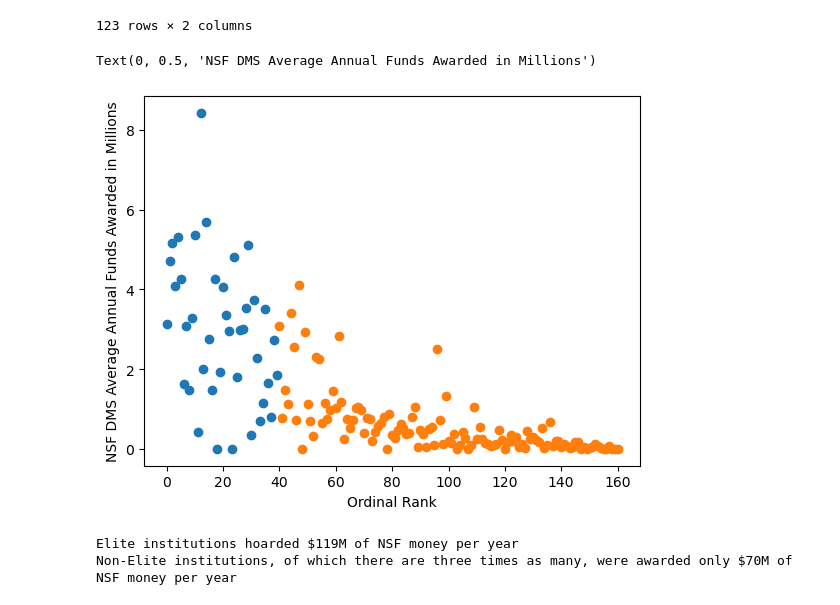
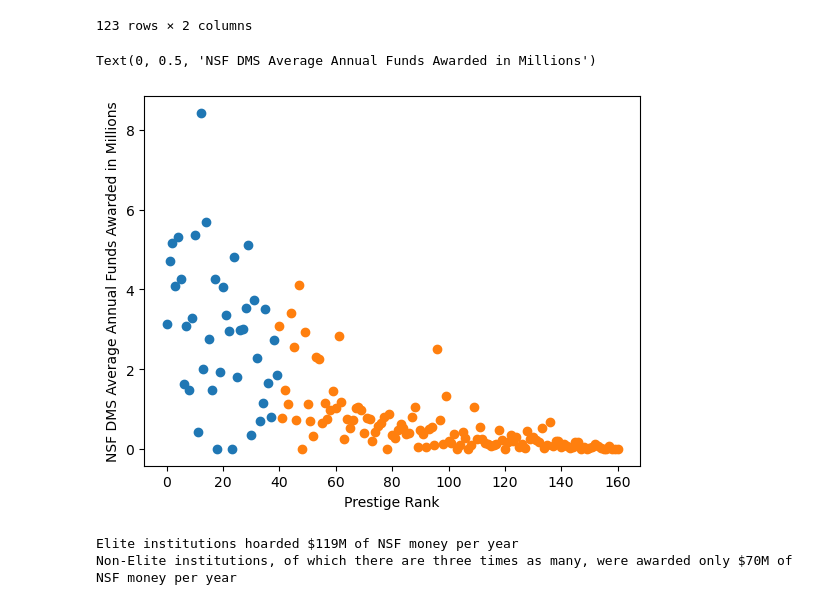
Before and after one commit to DAAAAMNSocialJustice/metamath, a Jupyter notebook: AMM/analysis.ipynb, the cells around one changed output. Drawn from its saved outputs; the diff is of its cells as text; code cells hidden in the pictures.

Commit message:
Tweak graphs

```diff
--- a/AMM/analysis.ipynb
+++ b/AMM/analysis.ipynb
@@ -350,18 +350,18 @@ name_map
 # %%
 merged_df2 = merged_df.merge(name_map, left_on = 'InstitutionName',right_on='Wapman name',how='left')
 merged_df3 = merged_df2.merge(nsf_institution,left_on= 'NSF name', right_on = 'Organization',how='left')
 merged_df3['AwardedAmount']=merged_df3['AwardedAmountToDate_x'].fillna(0)+merged_df3['AwardedAmountToDate_y'].fillna(0)
-df_merged_final = merged_df3[['InstitutionName','Percentage of Women','Rescaled Rank','AwardedAmount']]
+df_merged_final = merged_df3[['InstitutionName','Percentage of Women','Rescaled Rank','AwardedAmount','Men','Women']]
 
 elite = df_merged_final[df_merged_final['Rescaled Rank'] < np.quantile(df_merged_final['Rescaled Rank'],.25)]
 non_elite = df_merged_final[df_merged_final['Rescaled Rank'] >= np.quantile(df_merged_final['Rescaled Rank'],.25)]
 plt.scatter(elite['Rescaled Rank'], elite["AwardedAmount"]/10000000)
 plt.scatter(non_elite['Rescaled Rank'], non_elite["AwardedAmount"]/10000000)
-plt.xlabel('Ordinal Rank')
+plt.xlabel('Prestige Rank')
 plt.ylabel('NSF DMS Average Annual Funds Awarded in Millions')
 # %% [output]
 Text(0, 0.5, 'NSF DMS Average Annual Funds Awarded in Millions')
-[figure, old version]
+[figure, new version]
 # %%
 print("Elite institutions hoarded $" + str(int(round(elite['AwardedAmount'].sum()/10,-6)/1000000)) + "M of NSF money per year")
 print("Non-Elite institutions, of which there are three times as many, were awarded only $" + str(int(round(non_elite['AwardedAmount'].sum()/10,-6)/1000000)) + "M of NSF money per year")
```
Also changed, not shown: parts of 5 cells of this notebook.
